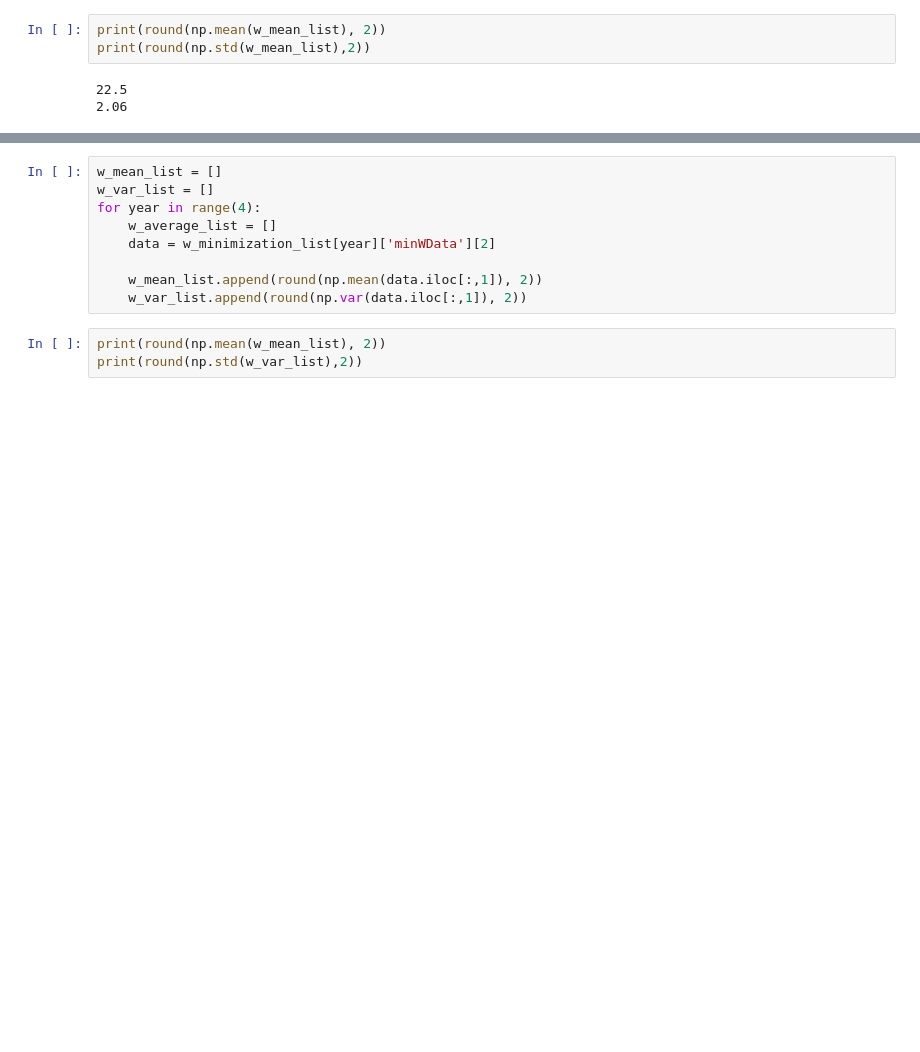
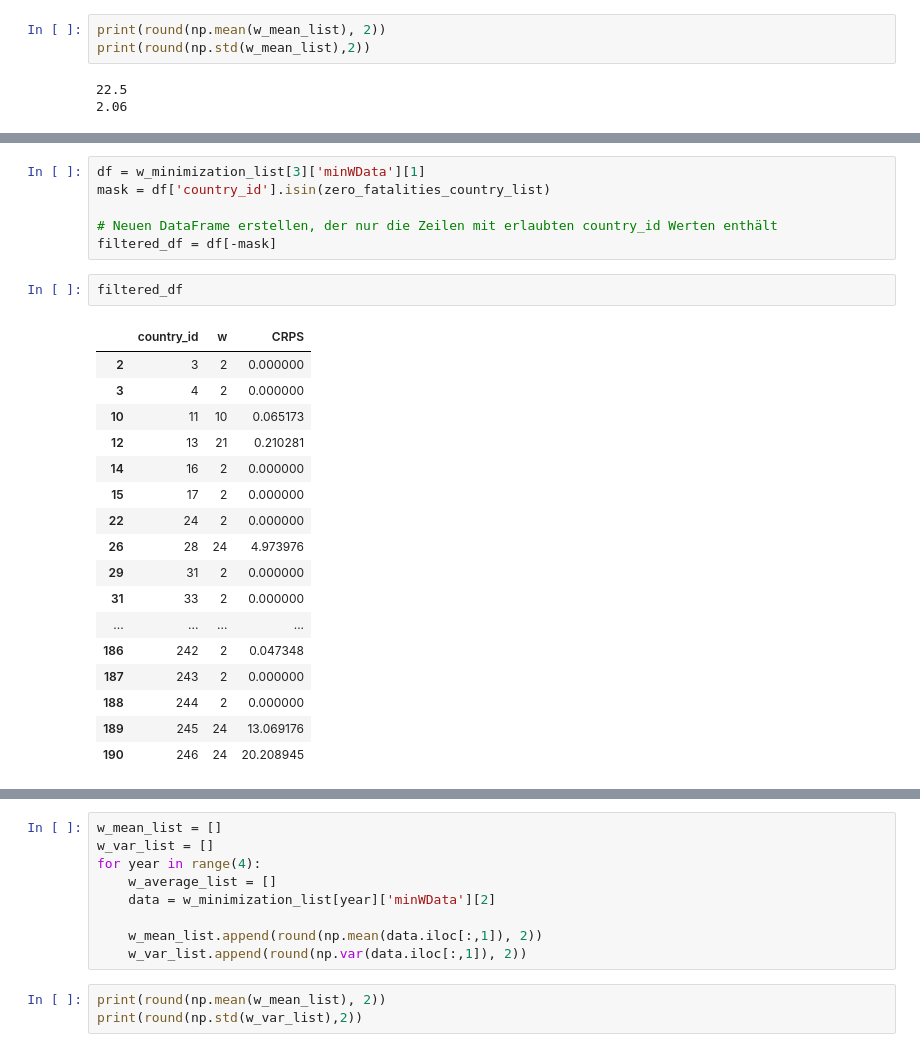
Before and after one commit to toboden/ConflictPredProbabilistic, a Jupyter notebook: baseline/baseline_results/base_resultView.ipynb, the cells around one changed output, grey strips where cells are left out. Saved outputs shown, nothing was run; the diff lists cells and outputs as text; blank space fills up the shorter version.

```diff
--- a/baseline/baseline_results/base_resultView.ipynb
+++ b/baseline/baseline_results/base_resultView.ipynb
@@ -77,0 +96,26 @@ print(round(np.std(w_var_list),2))
+# %%
+df = w_minimization_list[3]['minWData'][1]
+mask = df['country_id'].isin(zero_fatalities_country_list)
+
+# Neuen DataFrame erstellen, der nur die Zeilen mit erlaubten country_id Werten enthält
+filtered_df = df[-mask]
+# %%
+filtered_df
+# %% [output]
+|  | country_id | w | CRPS |
+| 2 | 3 | 2 | 0.000000 |
+| 3 | 4 | 2 | 0.000000 |
+| 10 | 11 | 10 | 0.065173 |
+| 12 | 13 | 21 | 0.210281 |
+| 14 | 16 | 2 | 0.000000 |
+| 15 | 17 | 2 | 0.000000 |
+| 22 | 24 | 2 | 0.000000 |
+| 26 | 28 | 24 | 4.973976 |
+| 29 | 31 | 2 | 0.000000 |
+| 31 | 33 | 2 | 0.000000 |
+| ... | ... | ... | ... |
+| 186 | 242 | 2 | 0.047348 |
+| 187 | 243 | 2 | 0.000000 |
+| 188 | 244 | 2 | 0.000000 |
+| 189 | 245 | 24 | 13.069176 |
+| 190 | 246 | 24 | 20.208945 |
```
Also changed, not shown: parts of 8 cells of this notebook, 2 other files.
